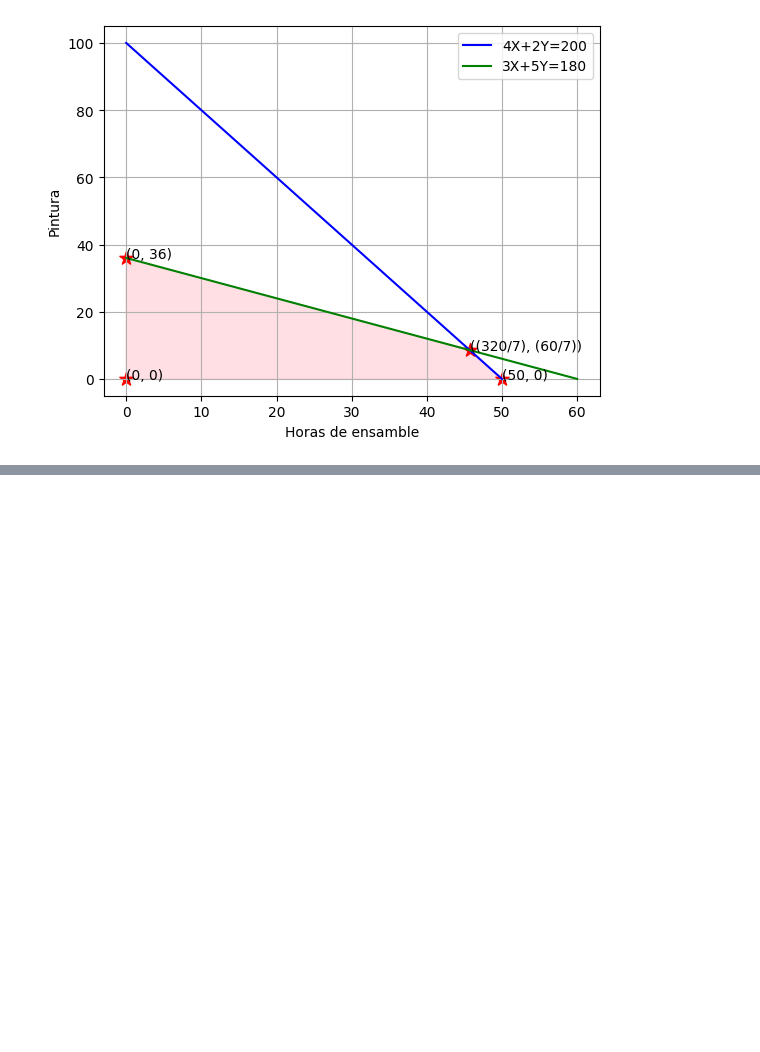
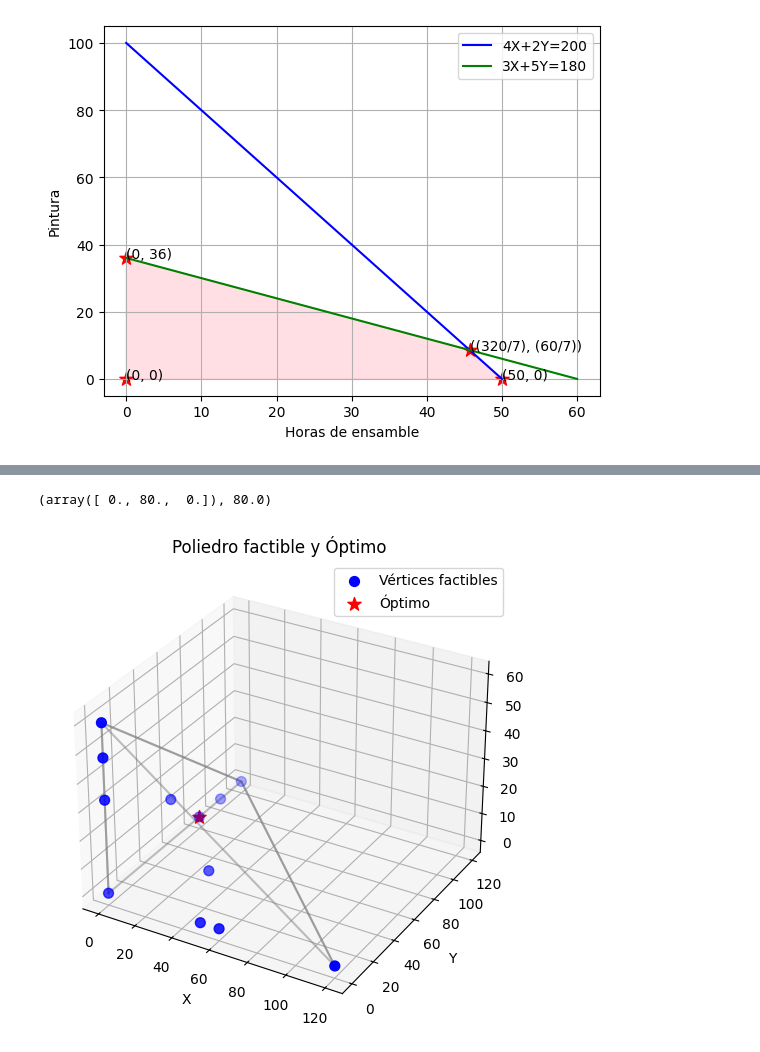
Before and after one commit to rebeca07-pedrozo/P.L.N, a Jupyter notebook: p_l_n.ipynb, the cells around one changed output, grey strips where cells are left out. Drawn from its saved outputs; the diff is of its cells as text; code cells hidden in the pictures; blank space fills up the shorter version.

```diff
--- a/p_l_n.ipynb
+++ b/p_l_n.ipynb
@@ -357,0 +382,11 @@ Yr2: 36
+# %%
+coeficientes = np.array([
+    [4, 3, 5],
+    [2, 1, 3],
+    [1, 1, 2],
+    [1, 0, 0],
+    [0, 1, 0],
+    [0, 0, 1]
+])
+
+limites = np.array([240, 100, 120, 0, 0, 0])
@@ -357,0 +421,36 @@ Yr2: 36
+# %%
+c_objetivo = [-1, -1, -1]
+A_ub = coeficientes[:3]
+b_ub = limites[:3]
+bounds_variables = [(0, None), (0, None), (0, None)]
+
+resultado_optimo = linprog(c=c_objetivo, A_ub=A_ub, b_ub=b_ub, bounds=bounds_variables)
+vertice_optimo = resultado_optimo.x
+valor_optimo = -resultado_optimo.fun
+vertice_optimo, valor_optimo
+# %% [output]
+(array([ 0., 80.,  0.]), 80.0)
+# %%
+hull = ConvexHull(vertices_factibles)
+
+fig = plt.figure(figsize=(8,6))
+ax = fig.add_subplot(111, projection="3d")
+
+ax.scatter(vertices_factibles[:,0], vertices_factibles[:,1], vertices_factibles[:,2],
+           c="blue", s=50, label="Vértices factibles")
+ax.scatter(vertice_optimo[0], vertice_optimo[1], vertice_optimo[2],
+           c="red", s=100, marker="*", label="Óptimo")
+
+for simplex in hull.simplices:
+    ax.plot(vertices_factibles[simplex, 0],
+            vertices_factibles[simplex, 1],
+            vertices_factibles[simplex, 2], 'gray', alpha=0.5)
+
+ax.set_xlabel("X")
+ax.set_ylabel("Y")
+ax.set_zlabel("Z")
+ax.set_title("Poliedro factible y Óptimo")
+ax.legend()
+plt.show()
+# %% [output]
+[figure, added]
```
Also changed, not shown: parts of 10 cells of this notebook.
